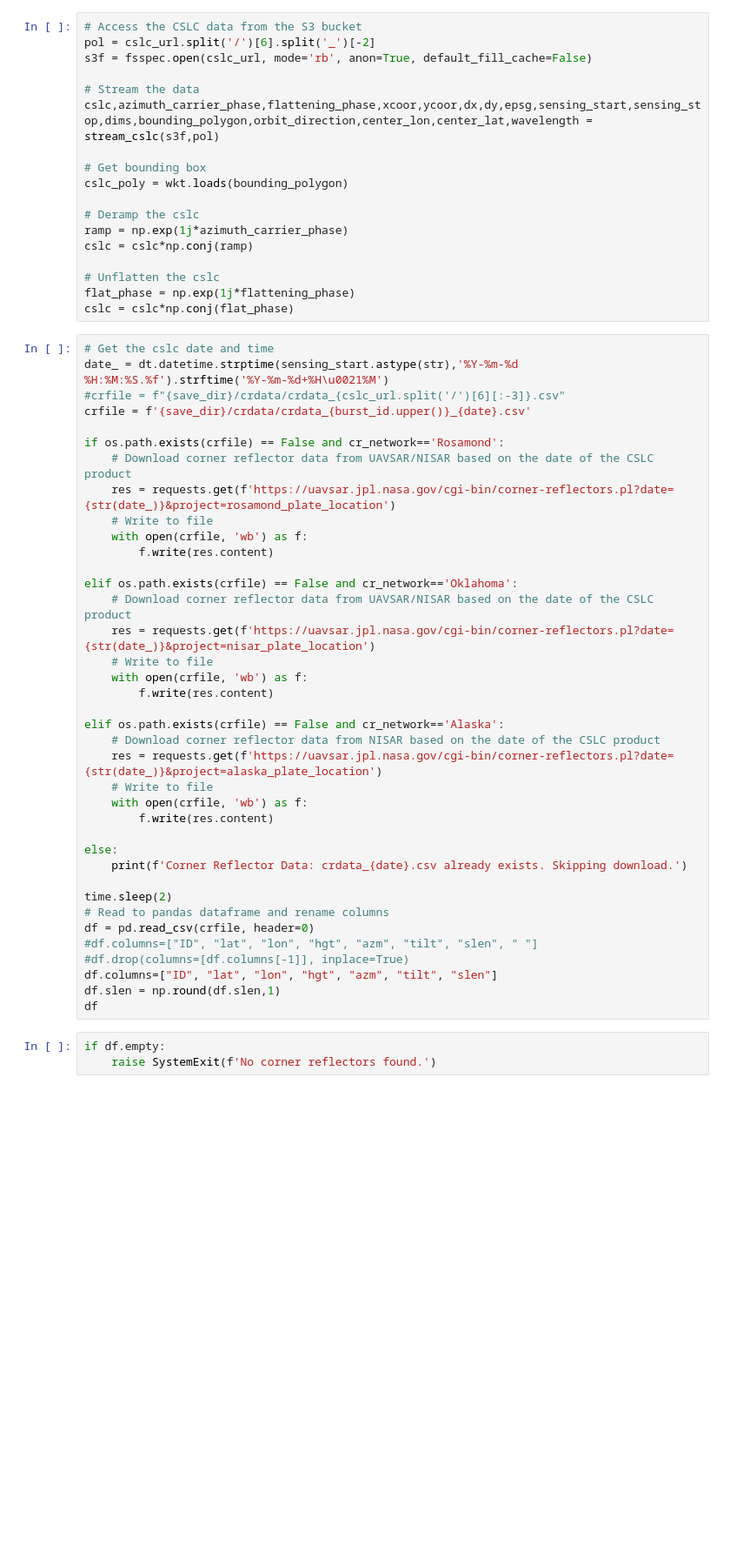
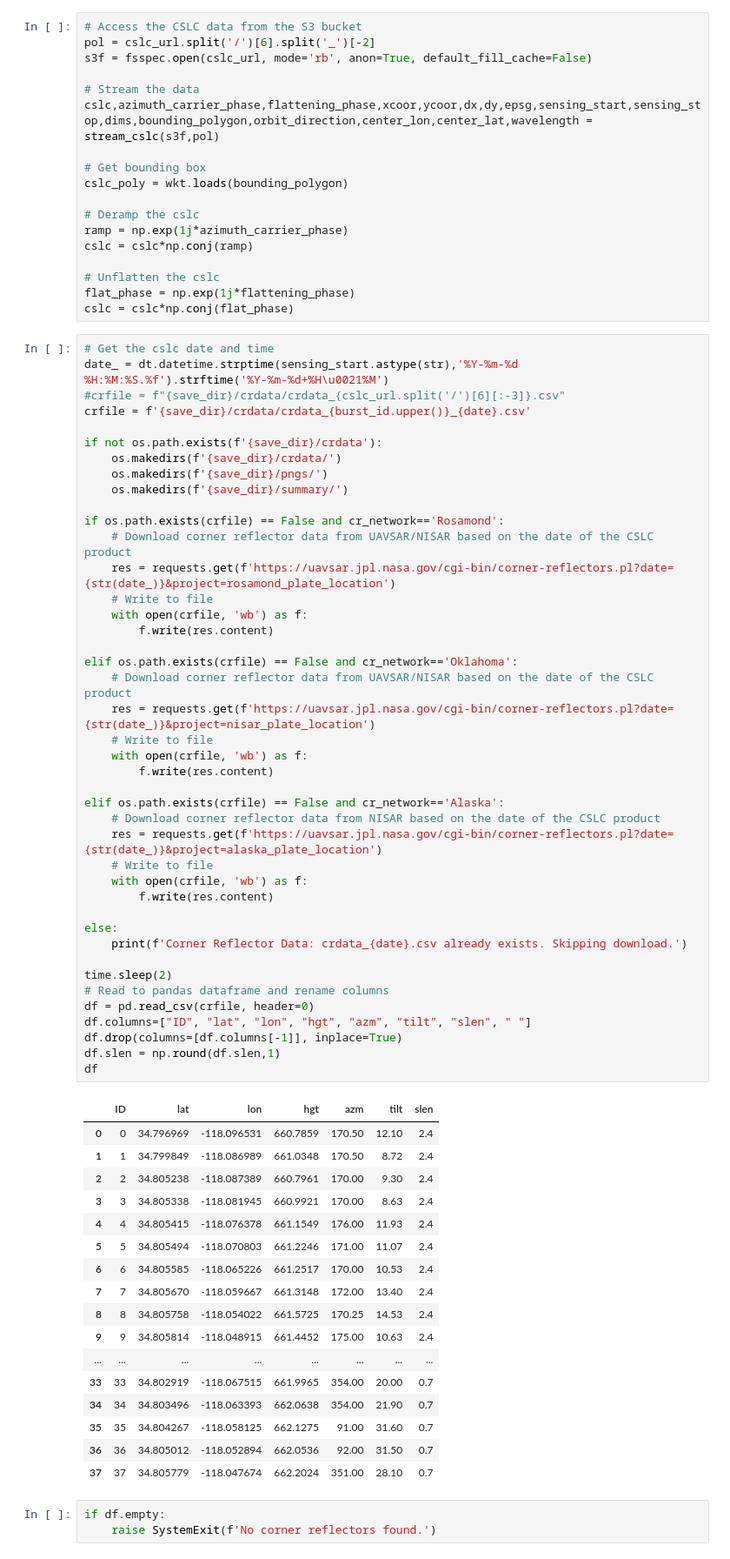
Before and after one commit to OPERA-Cal-Val/calval-CSLC, a Jupyter notebook: util_notebooks/ALE_template_v.0.2.ipynb, the cells around one changed output. Shown at 87% size. Saved outputs shown, nothing was run; the diff lists cells and outputs as text; blank space fills up the shorter version.

```diff
--- a/util_notebooks/ALE_template_v.0.2.ipynb
+++ b/util_notebooks/ALE_template_v.0.2.ipynb
@@ -67,39 +67,61 @@ cslc = cslc*np.conj(flat_phase)
 date_ = dt.datetime.strptime(sensing_start.astype(str),'%Y-%m-%d %H:%M:%S.%f').strftime('%Y-%m-%d+%H\u0021%M')
 #crfile = f"{save_dir}/crdata/crdata_{cslc_url.split('/')[6][:-3]}.csv"
 crfile = f'{save_dir}/crdata/crdata_{burst_id.upper()}_{date}.csv'
+
+if not os.path.exists(f'{save_dir}/crdata'):
+    os.makedirs(f'{save_dir}/crdata/')
+    os.makedirs(f'{save_dir}/pngs/')
+    os.makedirs(f'{save_dir}/summary/')
 
 if os.path.exists(crfile) == False and cr_network=='Rosamond':
     # Download corner reflector data from UAVSAR/NISAR based on the date of the CSLC product
     res = requests.get(f'https://uavsar.jpl.nasa.gov/cgi-bin/corner-reflectors.pl?date={str(date_)}&project=rosamond_plate_location')
     # Write to file
     with open(crfile, 'wb') as f:
         f.write(res.content)
 
 elif os.path.exists(crfile) == False and cr_network=='Oklahoma':
     # Download corner reflector data from UAVSAR/NISAR based on the date of the CSLC product
     res = requests.get(f'https://uavsar.jpl.nasa.gov/cgi-bin/corner-reflectors.pl?date={str(date_)}&project=nisar_plate_location')
     # Write to file
     with open(crfile, 'wb') as f:
         f.write(res.content)
 
 elif os.path.exists(crfile) == False and cr_network=='Alaska':
     # Download corner reflector data from NISAR based on the date of the CSLC product
     res = requests.get(f'https://uavsar.jpl.nasa.gov/cgi-bin/corner-reflectors.pl?date={str(date_)}&project=alaska_plate_location')
     # Write to file
     with open(crfile, 'wb') as f:
         f.write(res.content)
 
 else:
     print(f'Corner Reflector Data: crdata_{date}.csv already exists. Skipping download.')
 
 time.sleep(2)
 # Read to pandas dataframe and rename columns
 df = pd.read_csv(crfile, header=0)
-#df.columns=["ID", "lat", "lon", "hgt", "azm", "tilt", "slen", " "]
-#df.drop(columns=[df.columns[-1]], inplace=True)
-df.columns=["ID", "lat", "lon", "hgt", "azm", "tilt", "slen"]
+df.columns=["ID", "lat", "lon", "hgt", "azm", "tilt", "slen", " "]
+df.drop(columns=[df.columns[-1]], inplace=True)
 df.slen = np.round(df.slen,1)
 df
+# %% [output]
+|  | ID | lat | lon | hgt | azm | tilt | slen |
+| 0 | 0 | 34.796969 | -118.096531 | 660.7859 | 170.50 | 12.10 | 2.4 |
+| 1 | 1 | 34.799849 | -118.086989 | 661.0348 | 170.50 | 8.72 | 2.4 |
+| 2 | 2 | 34.805238 | -118.087389 | 660.7961 | 170.00 | 9.30 | 2.4 |
+| 3 | 3 | 34.805338 | -118.081945 | 660.9921 | 170.00 | 8.63 | 2.4 |
+| 4 | 4 | 34.805415 | -118.076378 | 661.1549 | 176.00 | 11.93 | 2.4 |
+| 5 | 5 | 34.805494 | -118.070803 | 661.2246 | 171.00 | 11.07 | 2.4 |
+| 6 | 6 | 34.805585 | -118.065226 | 661.2517 | 170.00 | 10.53 | 2.4 |
+| 7 | 7 | 34.805670 | -118.059667 | 661.3148 | 172.00 | 13.40 | 2.4 |
+| 8 | 8 | 34.805758 | -118.054022 | 661.5725 | 170.25 | 14.53 | 2.4 |
+| 9 | 9 | 34.805814 | -118.048915 | 661.4452 | 175.00 | 10.63 | 2.4 |
+| ... | ... | ... | ... | ... | ... | ... | ... |
+| 33 | 33 | 34.802919 | -118.067515 | 661.9965 | 354.00 | 20.00 | 0.7 |
+| 34 | 34 | 34.803496 | -118.063393 | 662.0638 | 354.00 | 21.90 | 0.7 |
+| 35 | 35 | 34.804267 | -118.058125 | 662.1275 | 91.00 | 31.60 | 0.7 |
+| 36 | 36 | 34.805012 | -118.052894 | 662.0536 | 92.00 | 31.50 | 0.7 |
+| 37 | 37 | 34.805779 | -118.047674 | 662.2024 | 351.00 | 28.10 | 0.7 |
 # %%
 if df.empty:
     raise SystemExit(f'No corner reflectors found.')
```
Also changed, not shown: parts of 10 cells of this notebook, 1 other file.
